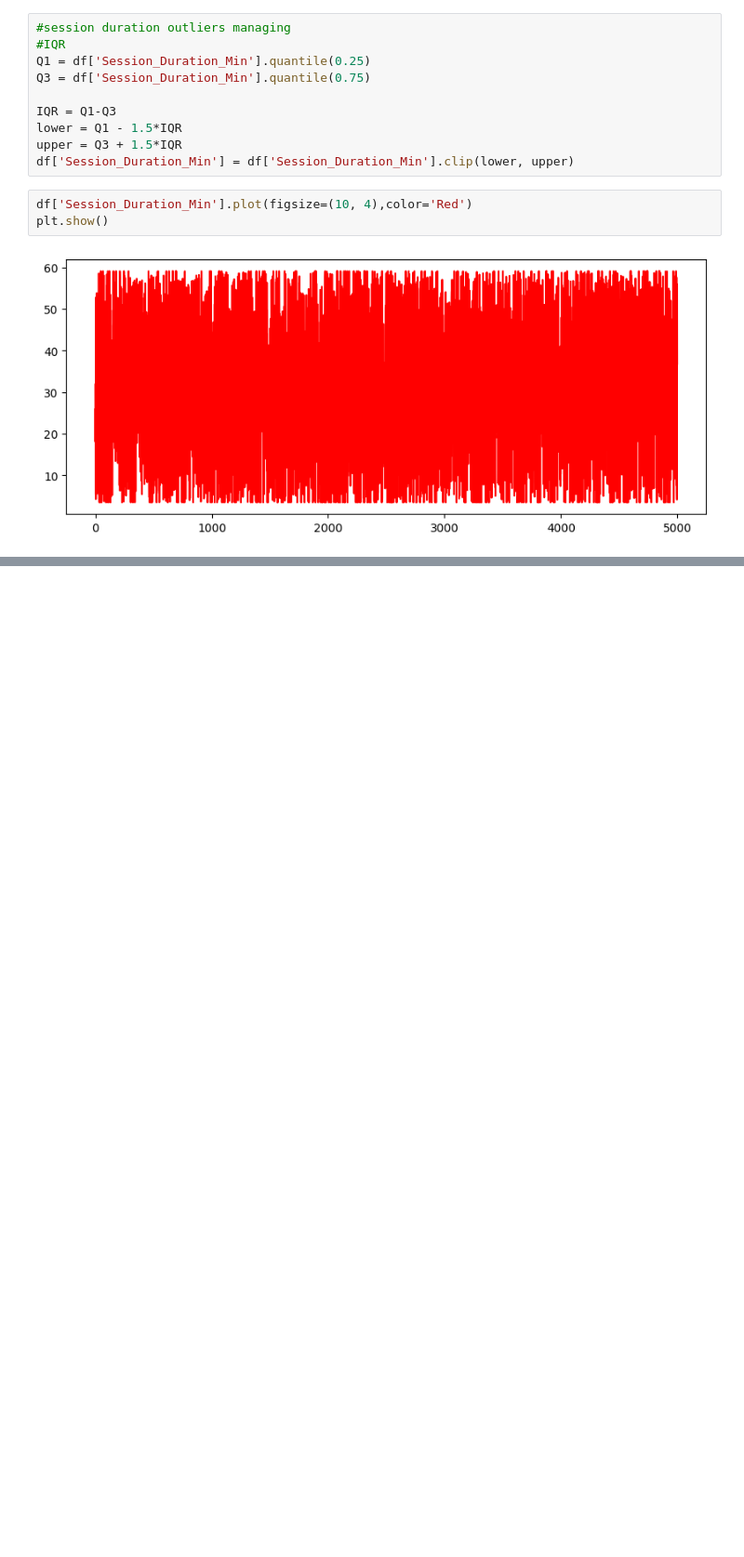
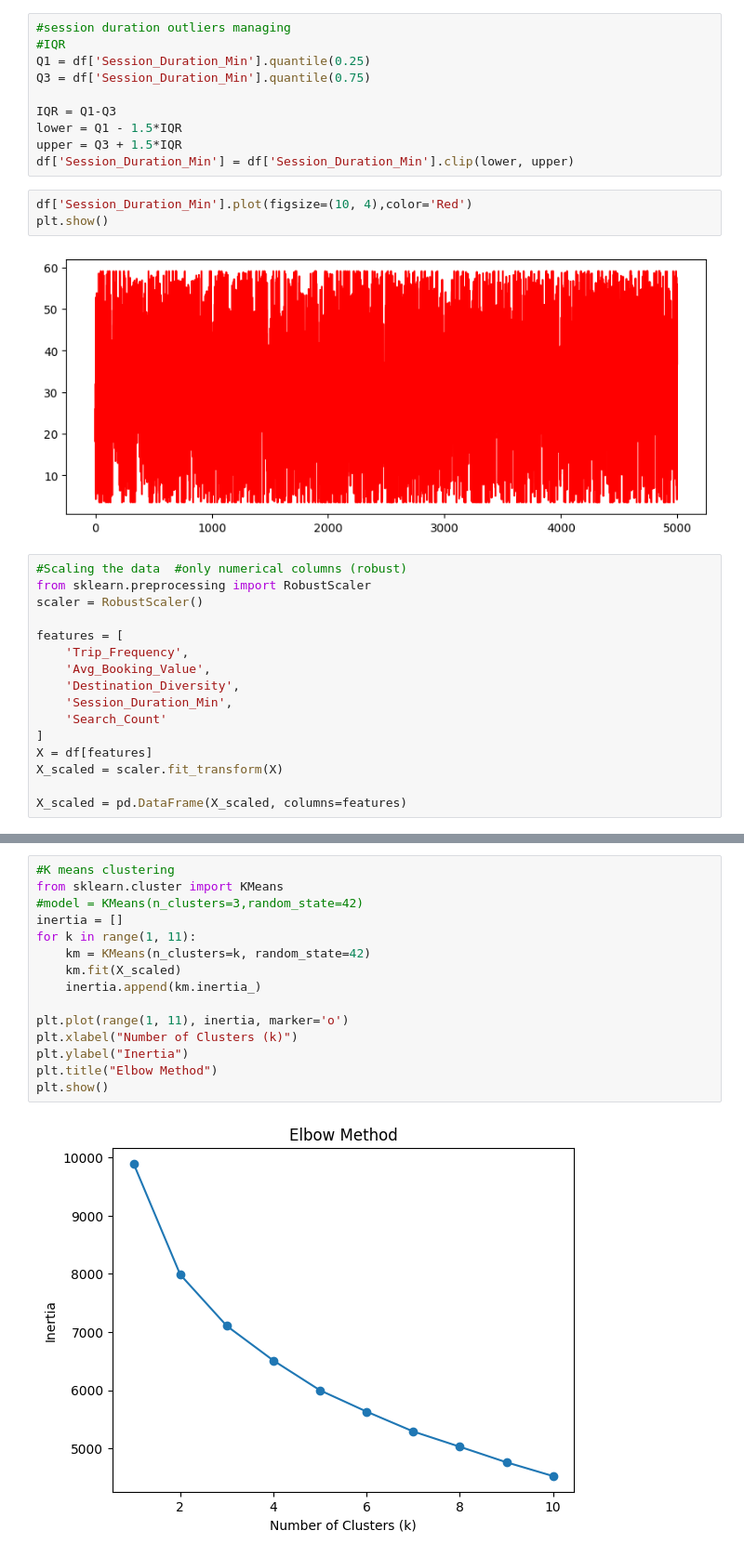
Before and after one commit to arsingla786/AI-project-Delivery_Status_Prediction, a Jupyter notebook: (3)travel_customer_segmentation.ipynb, the cells around one changed output, grey strips where cells are left out. Shown at 93% size. Drawn from its saved outputs; the diff is of its cells as text; blank space fills up the shorter version.

Commit message:
model

```diff
--- a/(3)travel_customer_segmentation.ipynb
+++ b/(3)travel_customer_segmentation.ipynb
@@ -114,3 +114,19 @@ df['Session_Duration_Min'].plot(figsize=(10, 4),color='Red')
 plt.show()
 # %% [output]
 [figure]
+# %%
+#Scaling the data  #only numerical columns (robust)
+from sklearn.preprocessing import RobustScaler
+scaler = RobustScaler()
+
+features = [
+    'Trip_Frequency',
+    'Avg_Booking_Value',
+    'Destination_Diversity',
+    'Session_Duration_Min',
+    'Search_Count'
+]
+X = df[features]
+X_scaled = scaler.fit_transform(X)
+
+X_scaled = pd.DataFrame(X_scaled, columns=features)
@@ -116,0 +149,17 @@ plt.show()
+# %%
+#K means clustering
+from sklearn.cluster import KMeans
+#model = KMeans(n_clusters=3,random_state=42)
+inertia = []
+for k in range(1, 11):
+    km = KMeans(n_clusters=k, random_state=42)
+    km.fit(X_scaled)
+    inertia.append(km.inertia_)
+
+plt.plot(range(1, 11), inertia, marker='o')
+plt.xlabel("Number of Clusters (k)")
+plt.ylabel("Inertia")
+plt.title("Elbow Method")
+plt.show()
+# %% [output]
+[figure, added]
```
Also changed, not shown: parts of 3 cells of this notebook.
